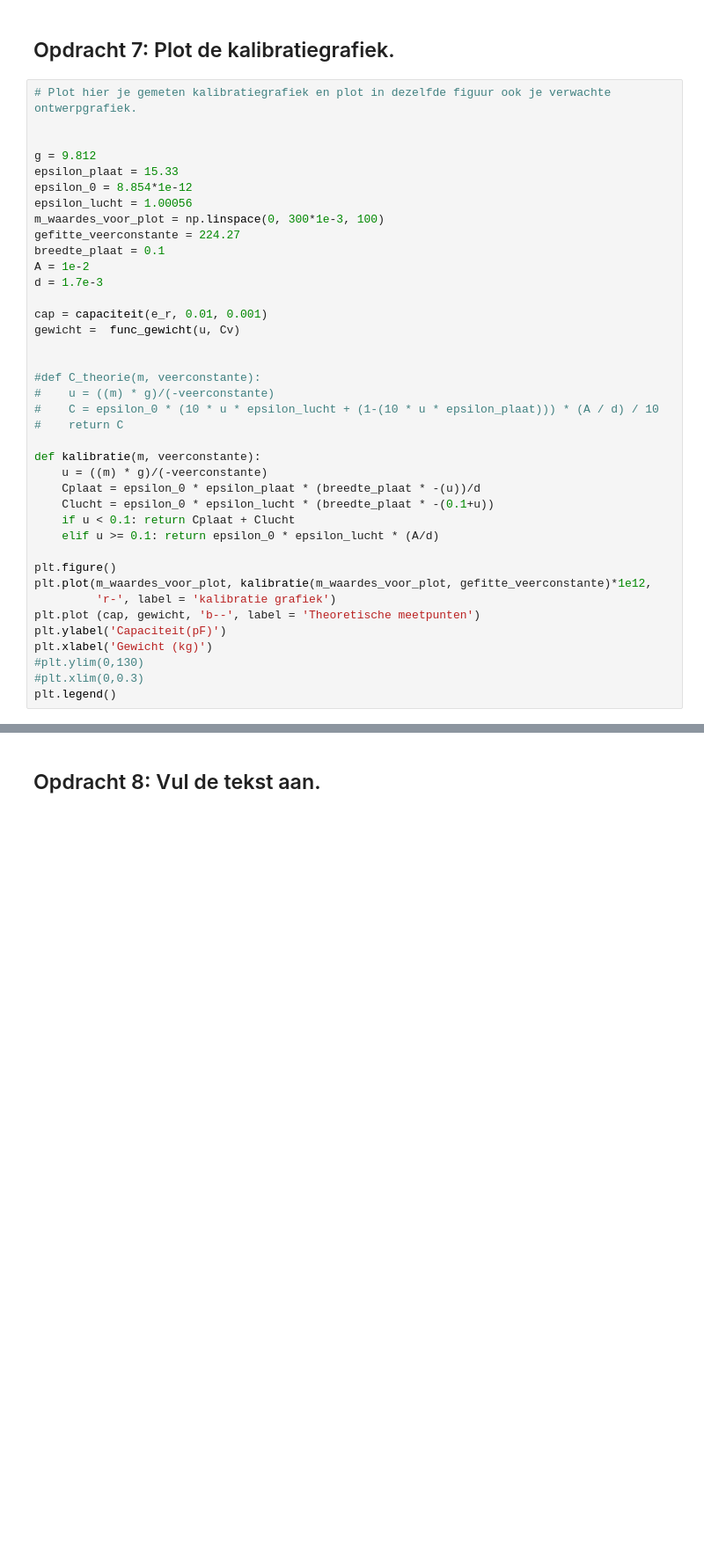
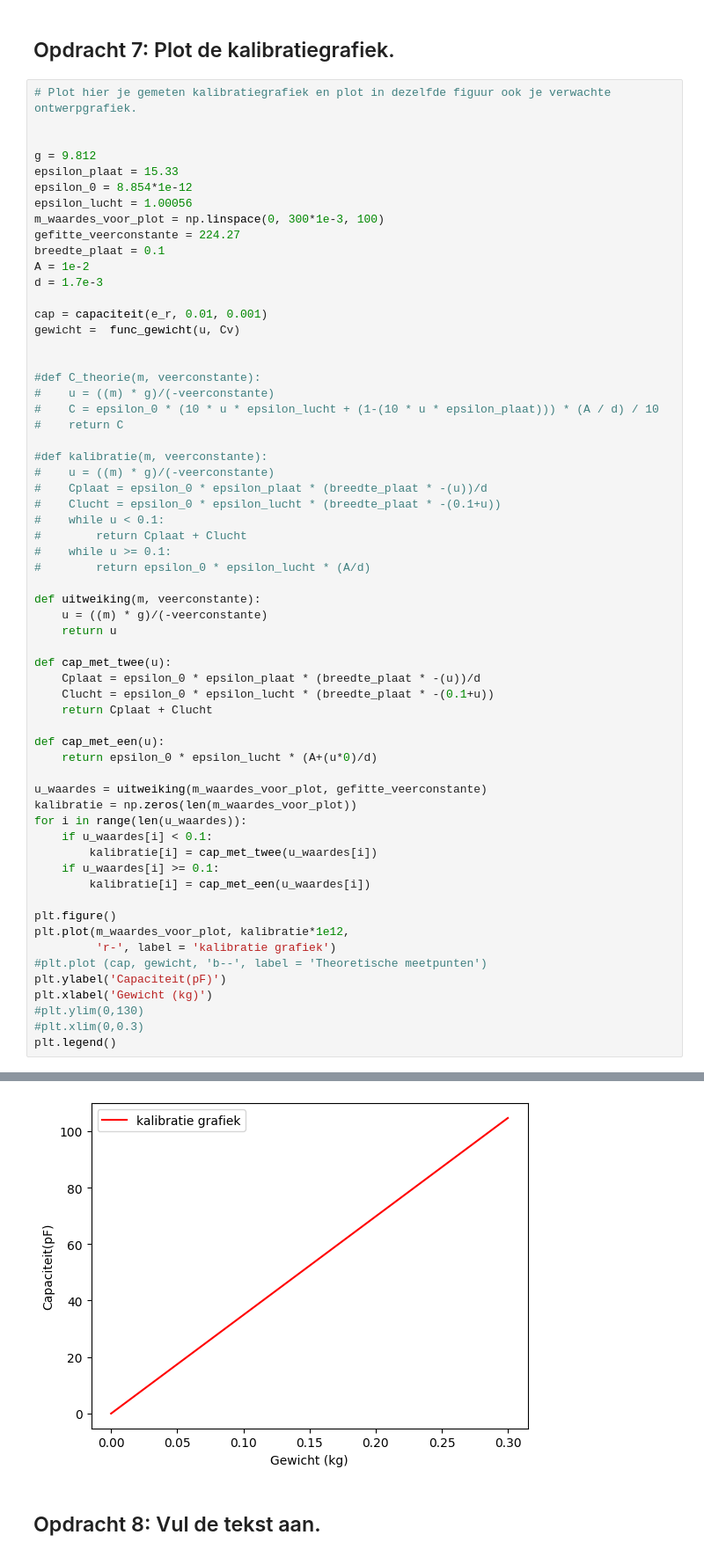
Before and after one commit to Rune-TuDelft/opdrachten-DEF-D, a Jupyter notebook: FysiekeOntwerpopdrachten/2OntwerpEenSensorCondensator/DEFOntwerpopdracht2OntwerpEenSensorInvulTemplate.ipynb, the cells around one changed output, grey strips where cells are left out. Shown at 88% size. Drawn from its saved outputs; the diff is of its cells as text; blank space fills up the shorter version.

```diff
--- a/FysiekeOntwerpopdrachten/2OntwerpEenSensorCondensator/DEFOntwerpopdracht2OntwerpEenSensorInvulTemplate.ipynb
+++ b/FysiekeOntwerpopdrachten/2OntwerpEenSensorCondensator/DEFOntwerpopdracht2OntwerpEenSensorInvulTemplate.ipynb
@@ -202,17 +202,39 @@ gewicht =  func_gewicht(u, Cv)
 #    C = epsilon_0 * (10 * u * epsilon_lucht + (1-(10 * u * epsilon_plaat))) * (A / d) / 10
 #    return C
 
-def kalibratie(m, veerconstante):
+#def kalibratie(m, veerconstante):
+#    u = ((m) * g)/(-veerconstante)
+#    Cplaat = epsilon_0 * epsilon_plaat * (breedte_plaat * -(u))/d
+#    Clucht = epsilon_0 * epsilon_lucht * (breedte_plaat * -(0.1+u))
+#    while u < 0.1:
+#        return Cplaat + Clucht
+#    while u >= 0.1:
+#        return epsilon_0 * epsilon_lucht * (A/d)
+
+def uitweiking(m, veerconstante):
     u = ((m) * g)/(-veerconstante)
+    return u
+
+def cap_met_twee(u):
     Cplaat = epsilon_0 * epsilon_plaat * (breedte_plaat * -(u))/d
     Clucht = epsilon_0 * epsilon_lucht * (breedte_plaat * -(0.1+u))
-    if u < 0.1: return Cplaat + Clucht
-    elif u >= 0.1: return epsilon_0 * epsilon_lucht * (A/d)
+    return Cplaat + Clucht
+
+def cap_met_een(u):
+    return epsilon_0 * epsilon_lucht * (A+(u*0)/d)
+
+u_waardes = uitweiking(m_waardes_voor_plot, gefitte_veerconstante)
+kalibratie = np.zeros(len(m_waardes_voor_plot))
+for i in range(len(u_waardes)):
+    if u_waardes[i] < 0.1:
+        kalibratie[i] = cap_met_twee(u_waardes[i])
+    if u_waardes[i] >= 0.1:
+        kalibratie[i] = cap_met_een(u_waardes[i])
 
 plt.figure()
-plt.plot(m_waardes_voor_plot, kalibratie(m_waardes_voor_plot, gefitte_veerconstante)*1e12,
+plt.plot(m_waardes_voor_plot, kalibratie*1e12,
          'r-', label = 'kalibratie grafiek')
-plt.plot (cap, gewicht, 'b--', label = 'Theoretische meetpunten')
+#plt.plot (cap, gewicht, 'b--', label = 'Theoretische meetpunten')
 plt.ylabel('Capaciteit(pF)')
 plt.xlabel('Gewicht (kg)')
 #plt.ylim(0,130)
@@ -224,3 +245,4 @@ ValueError: The truth value of an array with more than one element is ambiguous.
+[figure, added]
 # %% [markdown]
 ## Opdracht 8: Vul de tekst aan.
 # %% [markdown]
```
Also changed, not shown: parts of 1 cell of this notebook.
